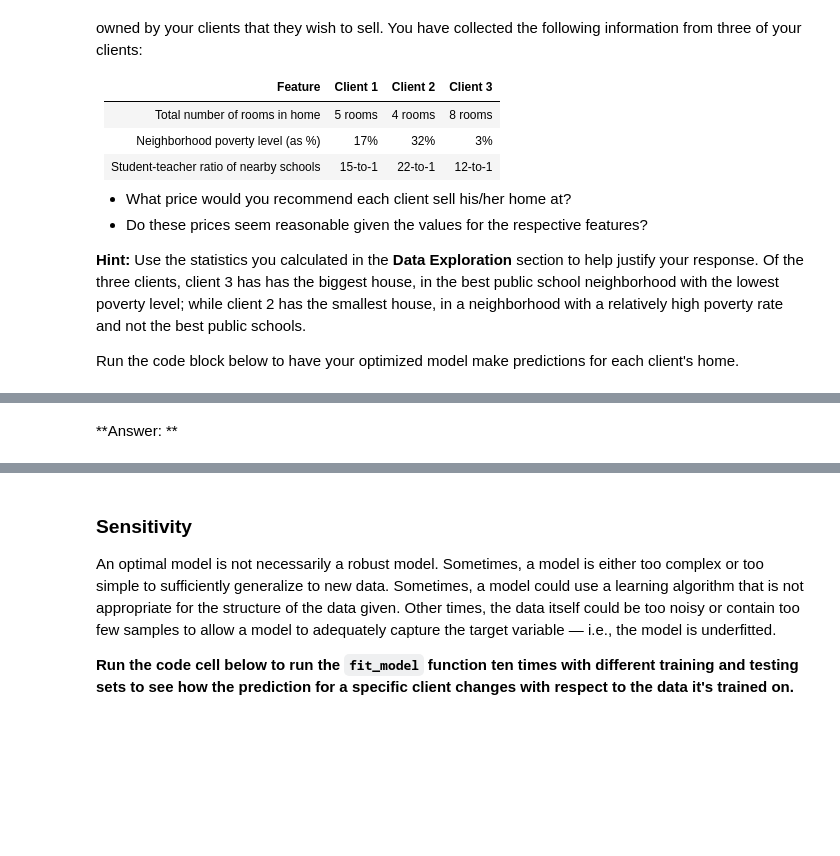
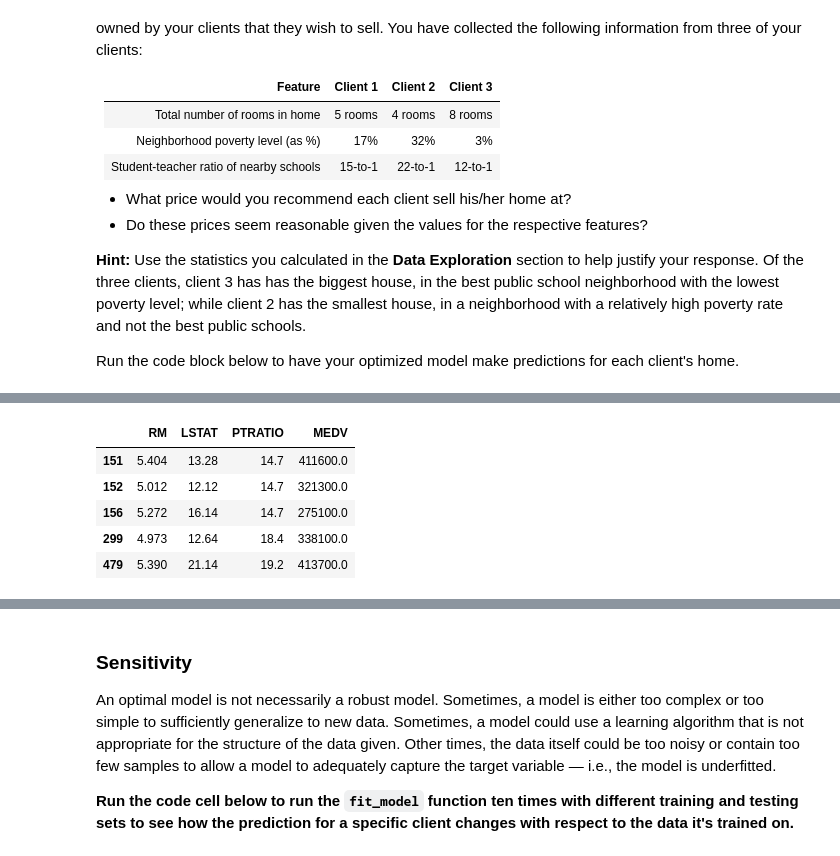
Before and after one commit to smirnovartem/boston_housing, a Jupyter notebook: boston_housing.ipynb, the cells around one changed output, grey strips where cells are left out. Drawn from its saved outputs; the diff is of its cells as text; code cells hidden in the pictures; blank space fills up the shorter version.

Commit message:
Answered questions 7-11

```diff
--- a/boston_housing.ipynb
+++ b/boston_housing.ipynb
@@ -365,2 +379,13 @@ for i, price in enumerate(reg.predict(client_data)):
-# %% [markdown]
-**Answer: **
+# %%
+# Get homes similar to client 1's
+cl1_similar = data[(data['RM'] >4.5 ) & (data['RM'] < 5.5) &
+                     (data['LSTAT']>12) & (data['LSTAT'] < 22) &
+                     (data['PTRATIO'] > 10) & (data['PTRATIO']<20)]
+cl1_similar
+# %% [output]
+|  | RM | LSTAT | PTRATIO | MEDV |
+| 151 | 5.404 | 13.28 | 14.7 | 411600.0 |
+| 152 | 5.012 | 12.12 | 14.7 | 321300.0 |
+| 156 | 5.272 | 16.14 | 14.7 | 275100.0 |
+| 299 | 4.973 | 12.64 | 18.4 | 338100.0 |
+| 479 | 5.390 | 21.14 | 19.2 | 413700.0 |
```
Also changed, not shown: parts of 20 cells of this notebook.
